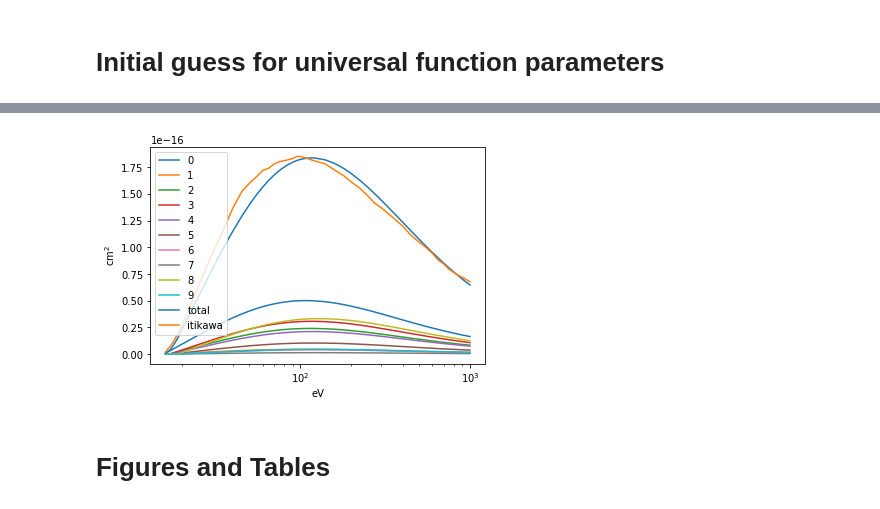
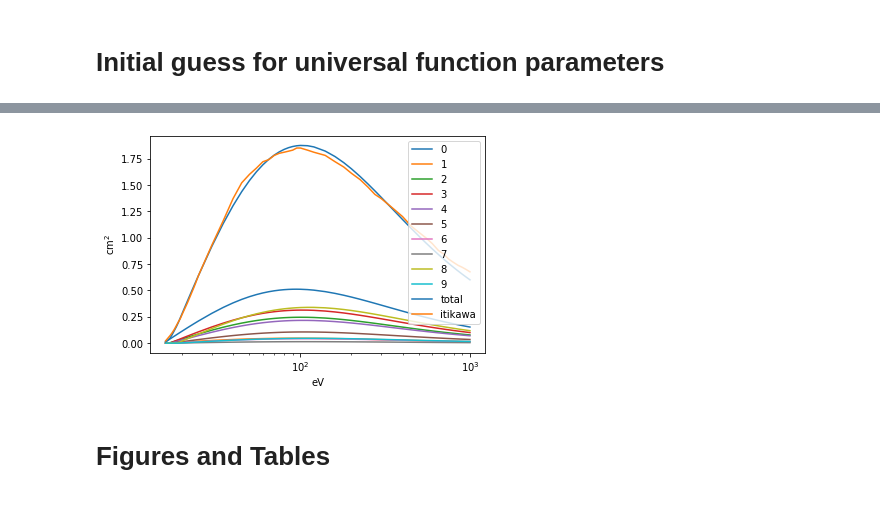
Before and after one commit to USNavalResearchLaboratory/nepc, a Jupyter notebook: nepc/methods/pcs/pcs-optimize.ipynb, the cells around one changed output, grey strips where cells are left out. Cells and saved outputs as stored; diff of their text form; code cells hidden in the pictures.

```diff
--- a/nepc/methods/pcs/pcs-optimize.ipynb
+++ b/nepc/methods/pcs/pcs-optimize.ipynb
@@ -110,0 +68,14 @@ max_vpp
+# %%
+p_list = ['N2(X1Sigmag+)']
+pp_list = ['N2+(X2Sigmag+)', 'N2+(A2Piu)', 'N2+(B2Sigmau+)']
+vp_list = [0]
+fcf = []
+for pp in pp_list:
+    for vp in vp_list:
+        fcf.append(thomson.fcf_v(vp_max=10, vpp_max=10,
+                          diatomic_constants_p=N2_DIATOMIC_CONSTANTS['N2(X1Sigmag+)'],
+                          diatomic_constants_pp=N2_DIATOMIC_CONSTANTS[pp],
+                          reduced_mass=MU_NITROGEN_KG,
+                          k=17,
+                          delta_r=.5,
+                          dbug=False))
@@ -119,18 +94,19 @@ ITIKAWA = np.asarray([0.0211, 0.0466, 0.0713, 0.0985, 0.129, 0.164, 0.199, 0.23,
 def compute_pcs_array(a, b, c):
     ee_pcs = []
     for pp in np.arange(3):
-        for vpp in np.arange(max_vpp[pp]+1):
-            pcs_data = pcs.pcs(p_state=p_list[0], pp_state=pp_list[pp],
-                               vp=0, vpp=vpp, fcf=fcf[0][pp][0][0][0][vpp],
+        for vp in np.arange(1):
+            for vpp in np.arange(max_vpp[pp]+1):
+                pcs_data = pcs.pcs(p_state=p_list[0], pp_state=pp_list[pp],
+                               vp=vp, vpp=vpp, fcf=fcf[pp][vp][vpp],
                                a=a[pp+vpp], b=b, c=c)
-            sigmas = []
-            for i in range(len(pcs_data)):
-                sigmas.append(pcs_data[i][1])
-            ee_pcs.append(sigmas)
+                sigmas = []
+                for i in range(len(pcs_data)):
+                    sigmas.append(pcs_data[i][1])
+                ee_pcs.append(sigmas)
     return ee_pcs
 # %% [markdown]
 # Initial guess for universal function parameters
 # %%
-a=np.zeros(10)+2.6
-b=2.4
-c=9.2
+a=np.zeros(10)+2.376 #2.6
+b=9.096 #9.2
+c=1.526 #2.4
@@ -146,13 +180,13 @@ len(ee_pcs[0])
 # %%
 fig1, ax1 = plt.subplots(1)
 for i in range(len(ee_pcs)):
-    ax1.plot(INCIDENT_ENERGY, ee_pcs[i]*100**2, label='{}'.format(i))
-ax1.plot(INCIDENT_ENERGY, np.sum(ee_pcs*100**2, axis=0), label='total')
-ax1.plot(INCIDENT_ENERGY, ITIKAWA*1.0E-16, label='itikawa')
+    ax1.plot(INCIDENT_ENERGY, ee_pcs[i]*1.0E20, label='{}'.format(i))
+ax1.plot(INCIDENT_ENERGY, np.sum(ee_pcs*1.0E20, axis=0), label='total')
+ax1.plot(INCIDENT_ENERGY, ITIKAWA, label='itikawa')
 ax1.set_xscale('log')
 ax1.set_ylabel('cm$^2$')
 ax1.set_xlabel('eV')
 ax1.legend()
 plt.show()
 # %% [output]
-[figure, old version]
+[figure, new version]
```
Also changed, not shown: parts of 25 cells of this notebook, 3 other files.
